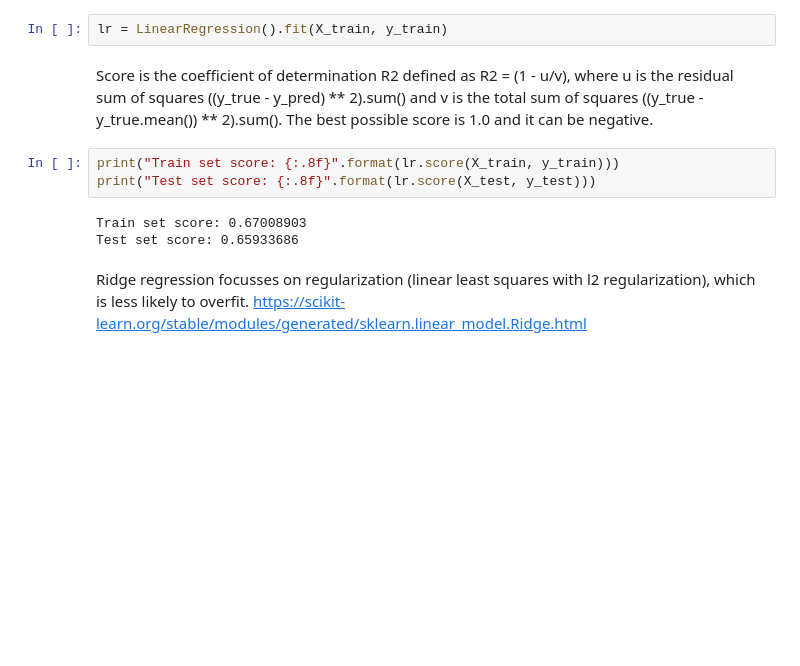
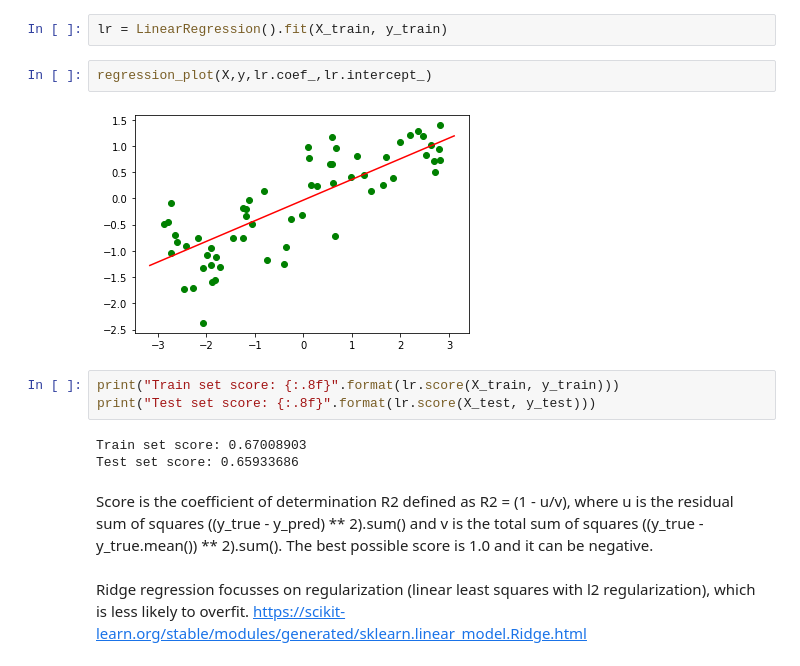
Before and after one commit to bbenedict/python-ml, a Jupyter notebook: linear-regressions/linear-regression.ipynb, the cells around one changed output. Cells and saved outputs as stored; diff of their text form; blank space fills up the shorter version.

```diff
--- a/linear-regressions/linear-regression.ipynb
+++ b/linear-regressions/linear-regression.ipynb
@@ -12,13 +27,17 @@ https://scikit-learn.org/stable/modules/generated/sklearn.linear_model.LinearReg
 # %%
 lr = LinearRegression().fit(X_train, y_train)
+# %%
+regression_plot(X,y,lr.coef_,lr.intercept_)
+# %% [output]
+[figure, added]
+# %%
+print("Train set score: {:.8f}".format(lr.score(X_train, y_train)))
+print("Test set score: {:.8f}".format(lr.score(X_test, y_test)))
+# %% [output]
+Train set score: 0.67008903
+Test set score: 0.65933686
 # %% [markdown]
 Score is the coefficient of determination R2 defined as R2 = (1 - u/v), where u is the residual sum of squares ((y_true - y_pred) ** 2).sum() and v is the total sum of squares ((y_true - y_true.mean()) ** 2).sum(). The best possible score is 1.0 and it can be negative.
-# %%
-print("Train set score: {:.8f}".format(lr.score(X_train, y_train)))
-print("Test set score: {:.8f}".format(lr.score(X_test, y_test)))
-# %% [output]
-Train set score: 0.67008903
-Test set score: 0.65933686
 # %% [markdown]
 Ridge regression focusses on regularization (linear least squares with l2 regularization), which is less likely to overfit.
 https://scikit-learn.org/stable/modules/generated/sklearn.linear_model.Ridge.html
```
Also changed, not shown: parts of 11 cells of this notebook.
